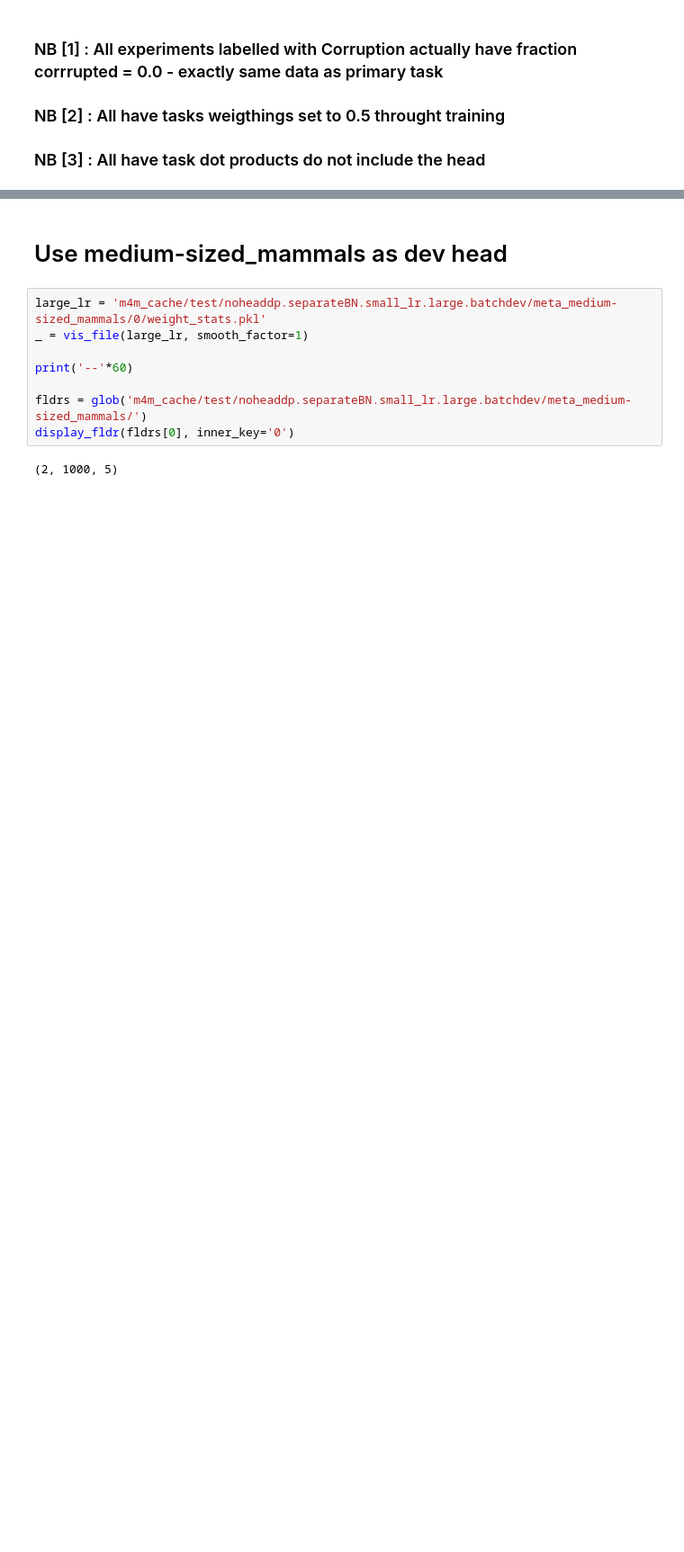
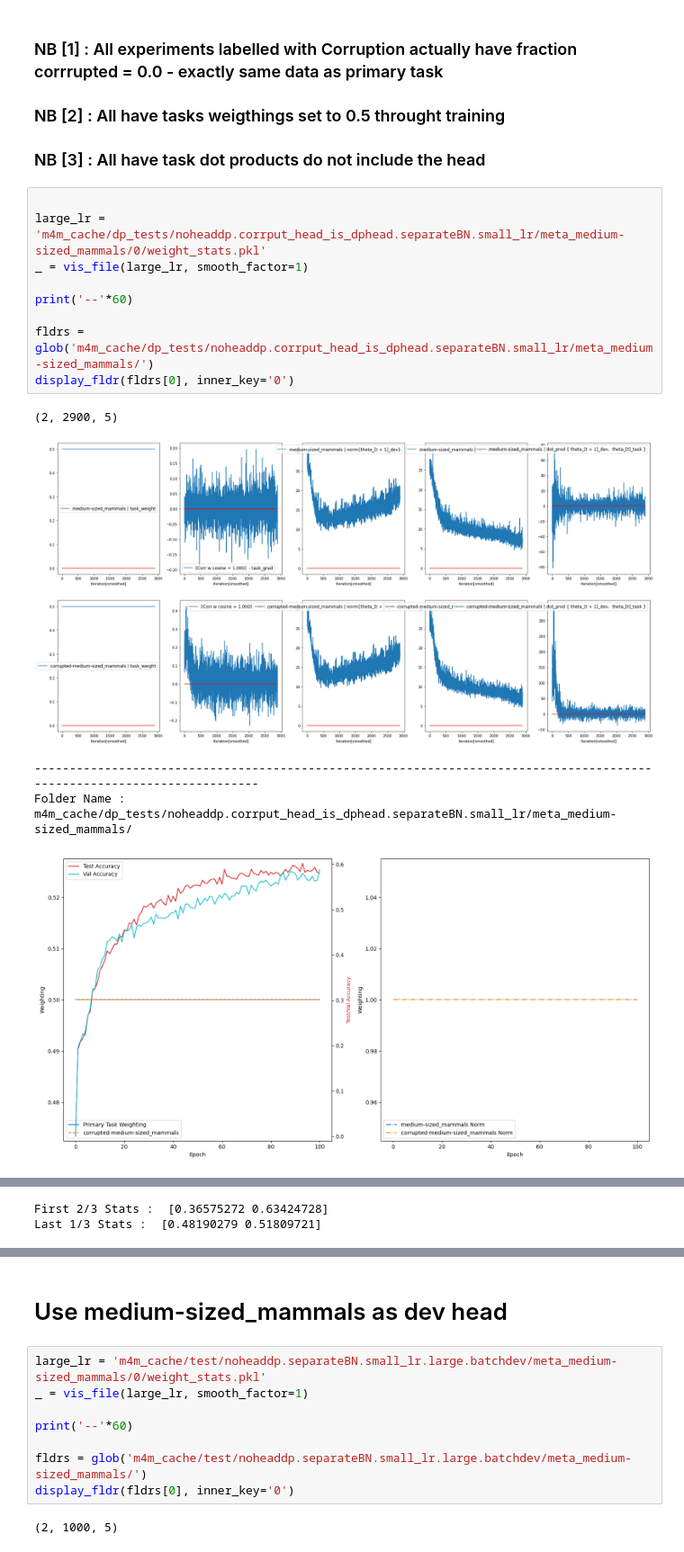
Before and after one commit to ldery/metalearning-for-multitask-pretraining, a Jupyter notebook: small_data_explore.ipynb, the cells around one changed output, grey strips where cells are left out. Shown at 90% size. Saved outputs shown, nothing was run; the diff lists cells and outputs as text; blank space fills up the shorter version.

```diff
--- a/small_data_explore.ipynb
+++ b/small_data_explore.ipynb
@@ -13,3 +12,18 @@ from utils import *
 ### NB [1] : All experiments labelled with Corruption  actually have fraction corrrupted = 0.0 - exactly same data as primary task ###
 ### NB [2] : All have tasks weigthings set to 0.5 throught training ###
 ### NB [3] : All have task dot products do not include the head ###
+# %%
+
+large_lr = 'm4m_cache/dp_tests/noheaddp.corrput_head_is_dphead.separateBN.small_lr/meta_medium-sized_mammals/0/weight_stats.pkl'
+_ = vis_file(large_lr, smooth_factor=1)
+
+print('--'*60)
+
+fldrs = glob('m4m_cache/dp_tests/noheaddp.corrput_head_is_dphead.separateBN.small_lr/meta_medium-sized_mammals/')
+display_fldr(fldrs[0], inner_key='0')
+# %% [output]
+(2, 2900, 5)
+[figure, added]
+------------------------------------------------------------------------------------------------------------------------
+Folder Name :  m4m_cache/dp_tests/noheaddp.corrput_head_is_dphead.separateBN.small_lr/meta_medium-sized_mammals/
+[figure, added]
@@ -15,0 +31,2 @@ from utils import *
+First 2/3 Stats :  [0.36575272 0.63424728]
+Last 1/3 Stats :  [0.48190279 0.51809721]
```
Also changed, not shown: parts of 3 cells of this notebook, 1 other file.
